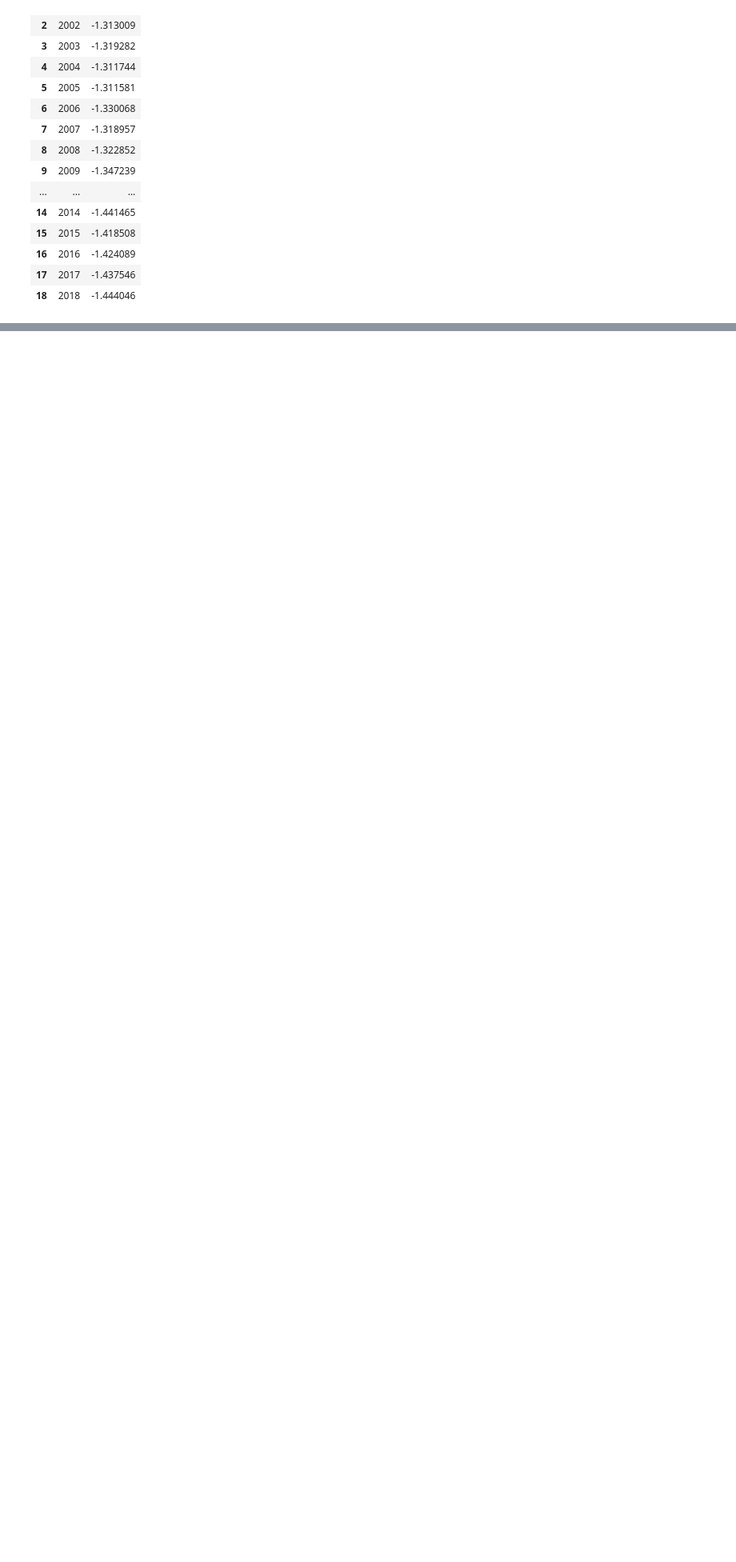
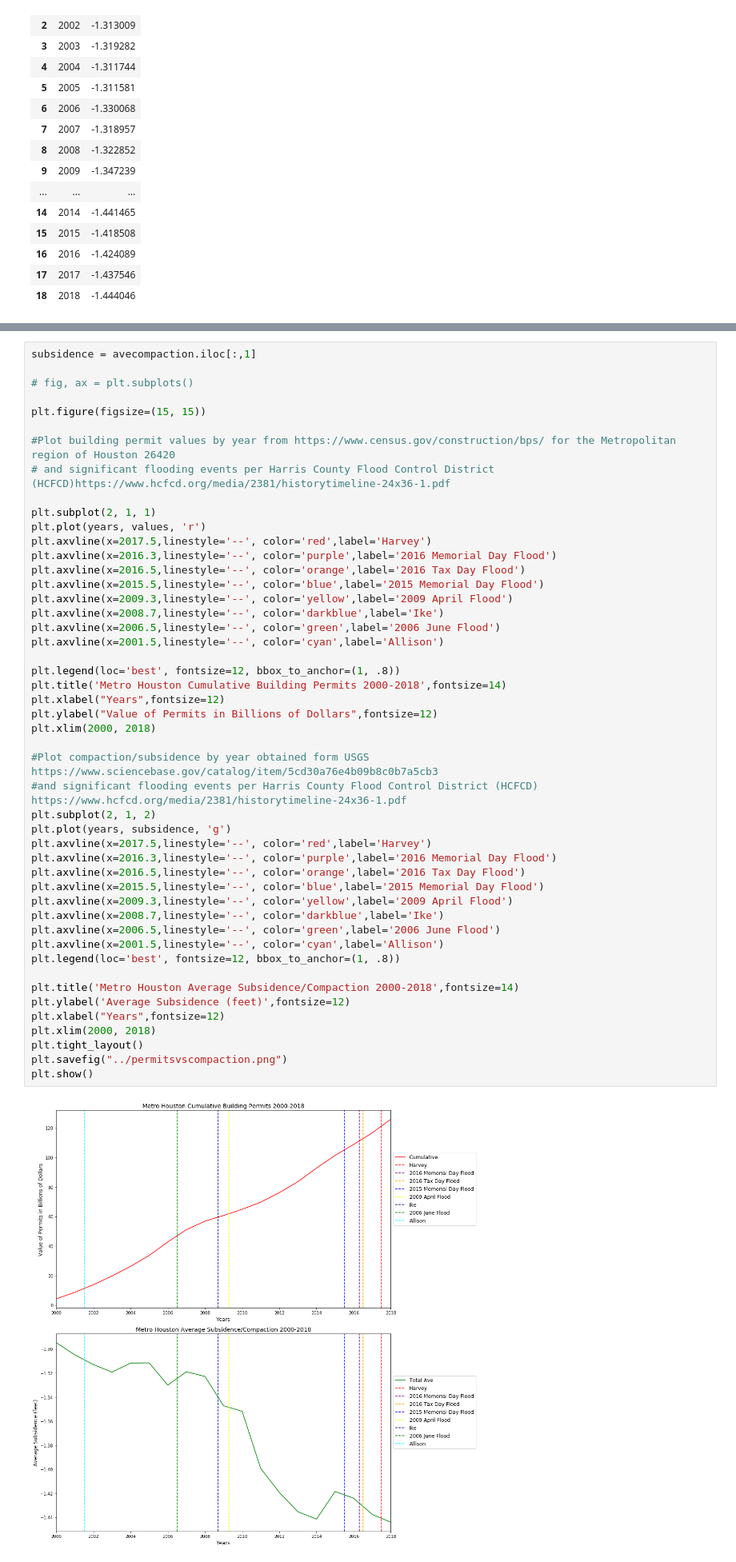
Before and after one commit to staceythood/Project-Concrete-Deluge, a Jupyter notebook: Stacey/WorkingCode.ipynb, the cells around one changed output, grey strips where cells are left out. Shown: that part at 80% size. Saved outputs shown, nothing was run; the diff lists cells and outputs as text; blank space fills up the shorter version.

```diff
--- a/Stacey/WorkingCode.ipynb
+++ b/Stacey/WorkingCode.ipynb
@@ -110 +81,51 @@ plt.savefig("../permitsvscompaction.png")
+# %%
+subsidence = avecompaction.iloc[:,1]
+
+# fig, ax = plt.subplots()
+
+plt.figure(figsize=(15, 15))
+
+#Plot building permit values by year from https://www.census.gov/construction/bps/ for the Metropolitan region of Houston 26420
+# and significant flooding events per Harris County Flood Control District (HCFCD)https://www.hcfcd.org/media/2381/historytimeline-24x36-1.pdf
+
+plt.subplot(2, 1, 1)
+plt.plot(years, values, 'r')
+plt.axvline(x=2017.5,linestyle='--', color='red',label='Harvey')
+plt.axvline(x=2016.3,linestyle='--', color='purple',label='2016 Memorial Day Flood')
+plt.axvline(x=2016.5,linestyle='--', color='orange',label='2016 Tax Day Flood')
+plt.axvline(x=2015.5,linestyle='--', color='blue',label='2015 Memorial Day Flood')
+plt.axvline(x=2009.3,linestyle='--', color='yellow',label='2009 April Flood')
+plt.axvline(x=2008.7,linestyle='--', color='darkblue',label='Ike')
+plt.axvline(x=2006.5,linestyle='--', color='green',label='2006 June Flood')
+plt.axvline(x=2001.5,linestyle='--', color='cyan',label='Allison')
+
+plt.legend(loc='best', fontsize=12, bbox_to_anchor=(1, .8))
+plt.title('Metro Houston Cumulative Building Permits 2000-2018',fontsize=14)
+plt.xlabel("Years",fontsize=12)
+plt.ylabel("Value of Permits in Billions of Dollars",fontsize=12)
+plt.xlim(2000, 2018)
+
+#Plot compaction/subsidence by year obtained form USGS https://www.sciencebase.gov/catalog/item/5cd30a76e4b09b8c0b7a5cb3
+#and significant flooding events per Harris County Flood Control District (HCFCD) https://www.hcfcd.org/media/2381/historytimeline-24x36-1.pdf
+plt.subplot(2, 1, 2)
+plt.plot(years, subsidence, 'g')
+plt.axvline(x=2017.5,linestyle='--', color='red',label='Harvey')
+plt.axvline(x=2016.3,linestyle='--', color='purple',label='2016 Memorial Day Flood')
+plt.axvline(x=2016.5,linestyle='--', color='orange',label='2016 Tax Day Flood')
+plt.axvline(x=2015.5,linestyle='--', color='blue',label='2015 Memorial Day Flood')
+plt.axvline(x=2009.3,linestyle='--', color='yellow',label='2009 April Flood')
+plt.axvline(x=2008.7,linestyle='--', color='darkblue',label='Ike')
+plt.axvline(x=2006.5,linestyle='--', color='green',label='2006 June Flood')
+plt.axvline(x=2001.5,linestyle='--', color='cyan',label='Allison')
+plt.legend(loc='best', fontsize=12, bbox_to_anchor=(1, .8))
+
+plt.title('Metro Houston Average Subsidence/Compaction 2000-2018',fontsize=14)
+plt.ylabel('Average Subsidence (feet)',fontsize=12)
+plt.xlabel("Years",fontsize=12)
+plt.xlim(2000, 2018)
+plt.tight_layout()
+plt.savefig("../permitsvscompaction.png")
+plt.show()
+# %% [output]
+[figure, added]
 # %%
```
Also changed, not shown: parts of 2 cells of this notebook, 1 other file.
